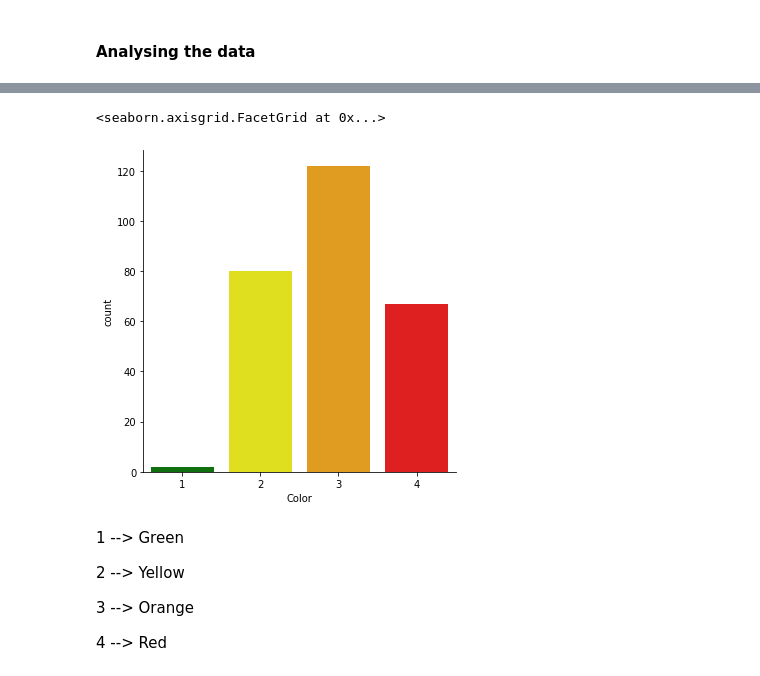
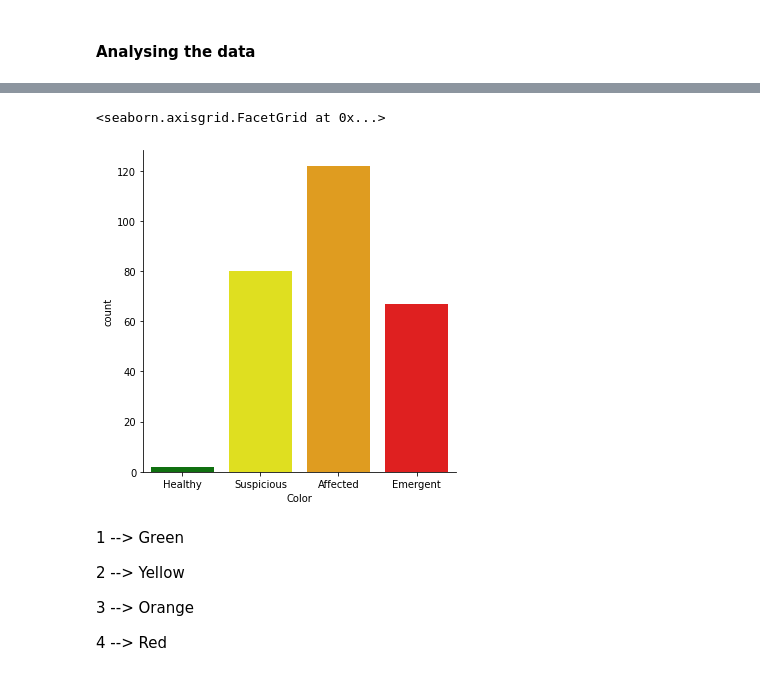
Before and after one commit to Rafeen/ML, a Jupyter notebook: PHC/PHC_SVM.ipynb, the cells around one changed output, grey strips where cells are left out. Saved outputs shown, nothing was run; the diff lists cells and outputs as text; code cells hidden in the pictures.

```diff
--- a/PHC/PHC_SVM.ipynb
+++ b/PHC/PHC_SVM.ipynb
@@ -57,10 +57,11 @@ df.describe()
 | max | 77.000000 | 1.000000 | 184.000000 | 114.400000 | 40.530000 | 118.000000 | 127.000000 | 1.110000 | 98.420000 | ... |
 # %%
 # number of values for each values
-sns.catplot(x='Color', data=df, kind = 'count', palette={1:"green", 2:"yellow", 3:'orange', 4:'red'})
+legend_labels  = ['Healthy', 'Suspicious', 'Affected', 'Emergent']
+sns.catplot(x='Color', data=df, kind = 'count', palette={1:"green", 2:"yellow", 3:'orange', 4:'red'}, legend=True).set_xticklabels(legend_labels)
 # %% [output]
 <seaborn.axisgrid.FacetGrid at 0x...>
-[figure, old version]
+[figure, new version]
 # %% [markdown]
 1 --> Green
 
```
Also changed, not shown: 2 other files.
